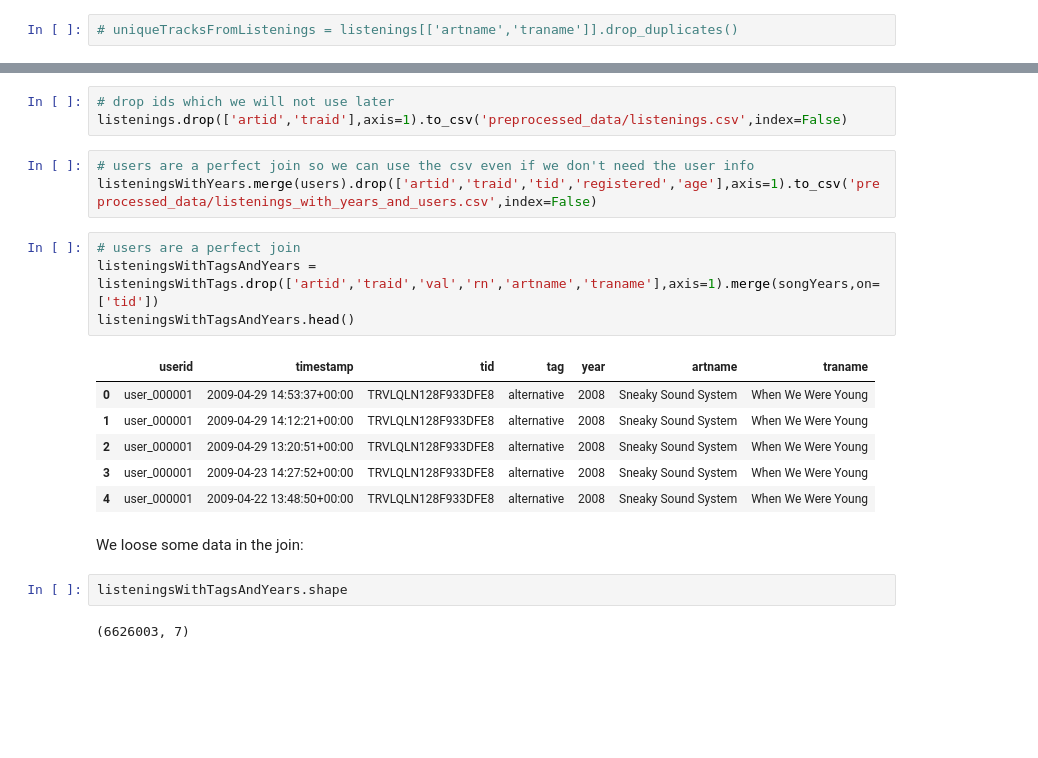
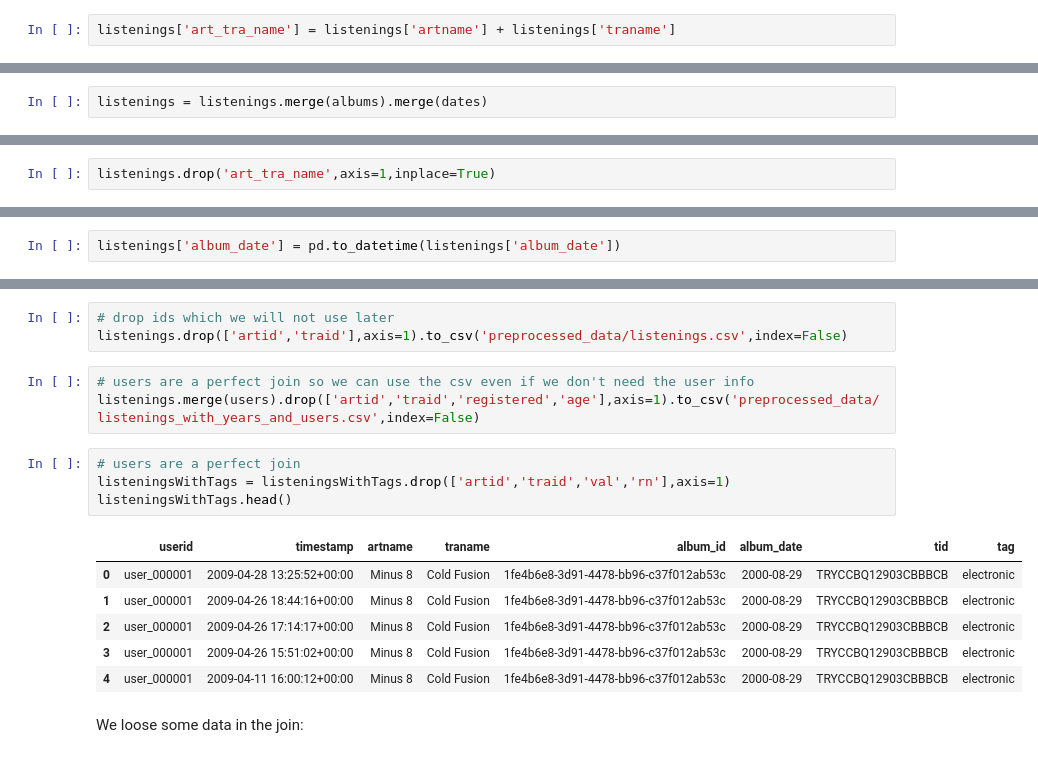
Before and after one commit to maref1/interdisciplinary_project_last_fm, a Jupyter notebook: data_analysis_and_preprocessing.ipynb, the cells around one changed output, grey strips where cells are left out. Drawn from its saved outputs; the diff is of its cells as text; blank space fills up the shorter version.

Commit message:
update data preprocessing (join api collected realease dates)

```diff
--- a/data_analysis_and_preprocessing.ipynb
+++ b/data_analysis_and_preprocessing.ipynb
@@ -72,2 +116,2 @@ NOT USED:
 # %%
-# uniqueTracksFromListenings = listenings[['artname','traname']].drop_duplicates()
+listenings['art_tra_name'] = listenings['artname'] + listenings['traname']
@@ -90,0 +118,2 @@ KeyboardInterrupt:
+# %%
+listenings = listenings.merge(albums).merge(dates)
@@ -90,0 +124,2 @@ KeyboardInterrupt:
+# %%
+listenings.drop('art_tra_name',axis=1,inplace=True)
@@ -90,0 +135,2 @@ KeyboardInterrupt:
+# %%
+listenings['album_date'] = pd.to_datetime(listenings['album_date'])
@@ -420,24 +452,20 @@ listeningsWithYears.shape
 listenings.drop(['artid','traid'],axis=1).to_csv('preprocessed_data/listenings.csv',index=False)
 # %%
 # users are a perfect join so we can use the csv even if we don't need the user info
-listeningsWithYears.merge(users).drop(['artid','traid','tid','registered','age'],axis=1).to_csv('preprocessed_data/listenings_with_years_and_users.csv',index=False)
+listenings.merge(users).drop(['artid','traid','registered','age'],axis=1).to_csv('preprocessed_data/listenings_with_years_and_users.csv',index=False)
 # %%
 # users are a perfect join
-listeningsWithTagsAndYears = listeningsWithTags.drop(['artid','traid','val','rn','artname','traname'],axis=1).merge(songYears,on=['tid'])
-listeningsWithTagsAndYears.head()
+listeningsWithTags = listeningsWithTags.drop(['artid','traid','val','rn'],axis=1)
+listeningsWithTags.head()
 # %% [output]
-|  | userid | timestamp | tid | tag | year | artname | traname |
-| 0 | user_000001 | 2009-04-29 14:53:37+00:00 | TRVLQLN128F933DFE8 | alternative | 2008 | Sneaky Sound System | When We Were Young |
-| 1 | user_000001 | 2009-04-29 14:12:21+00:00 | TRVLQLN128F933DFE8 | alternative | 2008 | Sneaky Sound System | When We Were Young |
-| 2 | user_000001 | 2009-04-29 13:20:51+00:00 | TRVLQLN128F933DFE8 | alternative | 2008 | Sneaky Sound System | When We Were Young |
-| 3 | user_000001 | 2009-04-23 14:27:52+00:00 | TRVLQLN128F933DFE8 | alternative | 2008 | Sneaky Sound System | When We Were Young |
-| 4 | user_000001 | 2009-04-22 13:48:50+00:00 | TRVLQLN128F933DFE8 | alternative | 2008 | Sneaky Sound System | When We Were Young |
+|  | userid | timestamp | artname | traname | album_id | album_date | tid | tag |
+| 0 | user_000001 | 2009-04-28 13:25:52+00:00 | Minus 8 | Cold Fusion | 1fe4b6e8-3d91-4478-bb96-c37f012ab53c | 2000-08-29 | TRYCCBQ12903CBBBCB | electronic |
+| 1 | user_000001 | 2009-04-26 18:44:16+00:00 | Minus 8 | Cold Fusion | 1fe4b6e8-3d91-4478-bb96-c37f012ab53c | 2000-08-29 | TRYCCBQ12903CBBBCB | electronic |
+| 2 | user_000001 | 2009-04-26 17:14:17+00:00 | Minus 8 | Cold Fusion | 1fe4b6e8-3d91-4478-bb96-c37f012ab53c | 2000-08-29 | TRYCCBQ12903CBBBCB | electronic |
+| 3 | user_000001 | 2009-04-26 15:51:02+00:00 | Minus 8 | Cold Fusion | 1fe4b6e8-3d91-4478-bb96-c37f012ab53c | 2000-08-29 | TRYCCBQ12903CBBBCB | electronic |
+| 4 | user_000001 | 2009-04-11 16:00:12+00:00 | Minus 8 | Cold Fusion | 1fe4b6e8-3d91-4478-bb96-c37f012ab53c | 2000-08-29 | TRYCCBQ12903CBBBCB | electronic |
 # %% [markdown]
 We loose some data in the join:
-# %%
-listeningsWithTagsAndYears.shape
-# %% [output]
-(6626003, 7)
 # %%
 listeningsWithTags.shape
 # %% [output]
```
Also changed, not shown: parts of 56 cells of this notebook.
